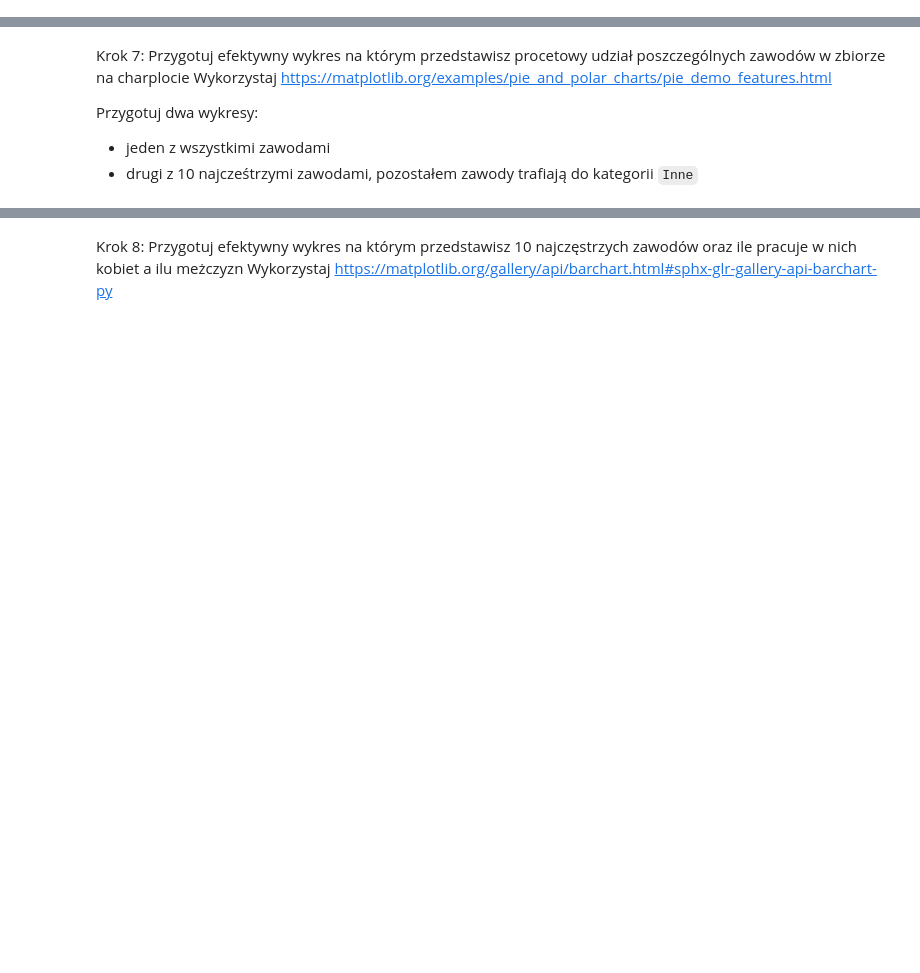
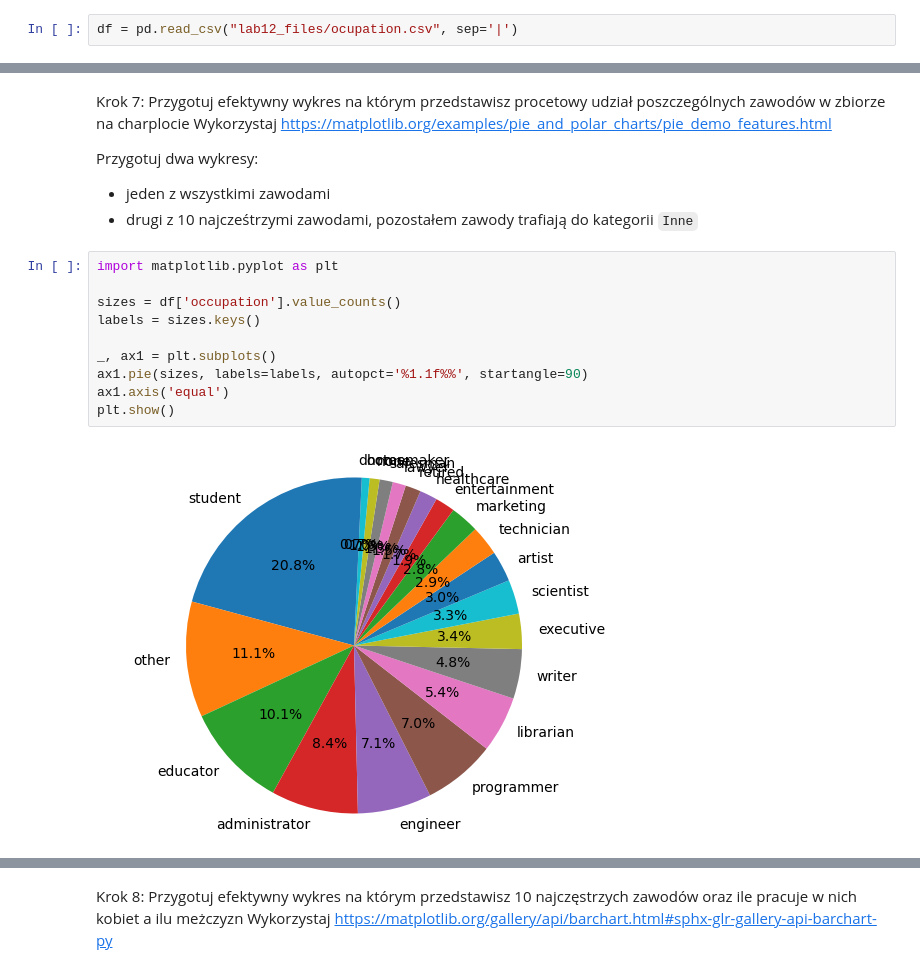
Before and after one commit to migonov/effective_python, a Jupyter notebook: lab12.ipynb, the cells around one changed output, grey strips where cells are left out. Saved outputs shown, nothing was run; the diff lists cells and outputs as text; blank space fills up the shorter version.

```diff
--- a/lab12.ipynb
+++ b/lab12.ipynb
@@ -160,5 +160,7 @@ Name: count, dtype: float64
 ## Część II
 # %% [markdown]
 Krok 1: Wczytaj dane
+# %%
+df = pd.read_csv("lab12_files/ocupation.csv", sep='|')
 # %% [markdown]
 Krok 2: Podejrzyj pierwsze 25 rekordów
@@ -177,3 +227,15 @@ Wykorzystaj https://matplotlib.org/examples/pie_and_polar_charts/pie_demo_featur
 Przygotuj dwa wykresy:
 - jeden z wszystkimi zawodami
 - drugi z 10 najcześtrzymi zawodami, pozostałem zawody trafiają do kategorii `Inne`
+# %%
+import matplotlib.pyplot as plt
+
+sizes = df['occupation'].value_counts()
+labels = sizes.keys()
+
+_, ax1 = plt.subplots()
+ax1.pie(sizes, labels=labels, autopct='%1.1f%%', startangle=90)
+ax1.axis('equal')
+plt.show()
+# %% [output]
+[figure, added]
```
Also changed, not shown: parts of 10 cells of this notebook.
